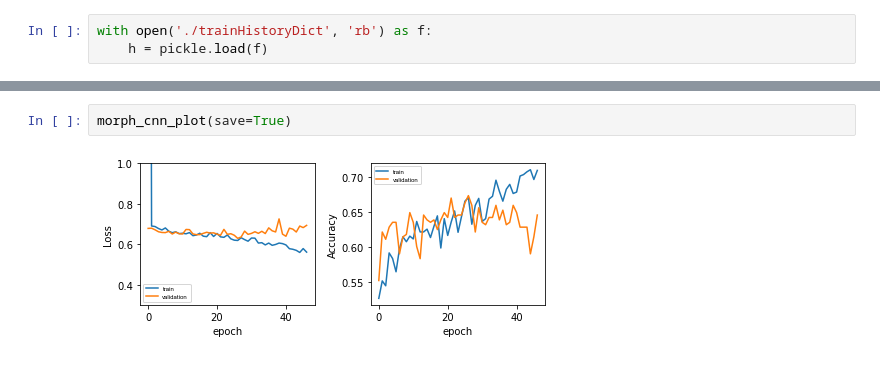
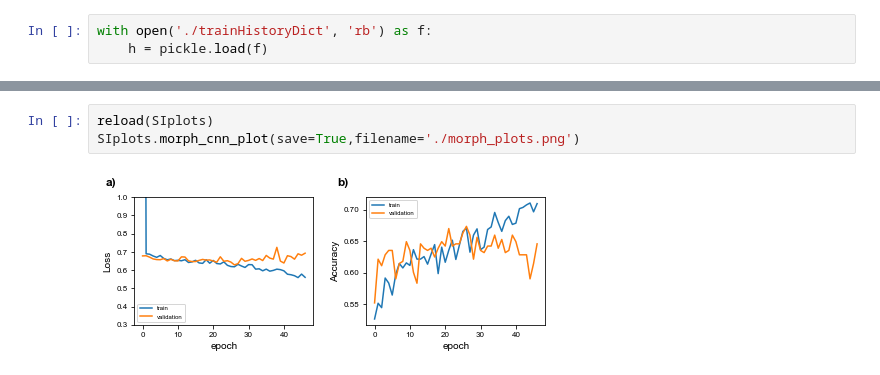
Before and after one commit to siwylab/time-series-dc, a Jupyter notebook: morph_cnn/Morphology Train.ipynb, the cells around one changed output, grey strips where cells are left out. Drawn from its saved outputs; the diff is of its cells as text.

```diff
--- a/morph_cnn/Morphology Train.ipynb
+++ b/morph_cnn/Morphology Train.ipynb
@@ -224,4 +205,5 @@ plt.show()
-# %%
-morph_cnn_plot(save=True)
-# %% [output]
-[figure, removed]
+# %%
+reload(SIplots)
+SIplots.morph_cnn_plot(save=True,filename='./morph_plots.png')
+# %% [output]
+[figure, added]
```
Also changed, not shown: parts of 3 cells of this notebook, 13 other files.
